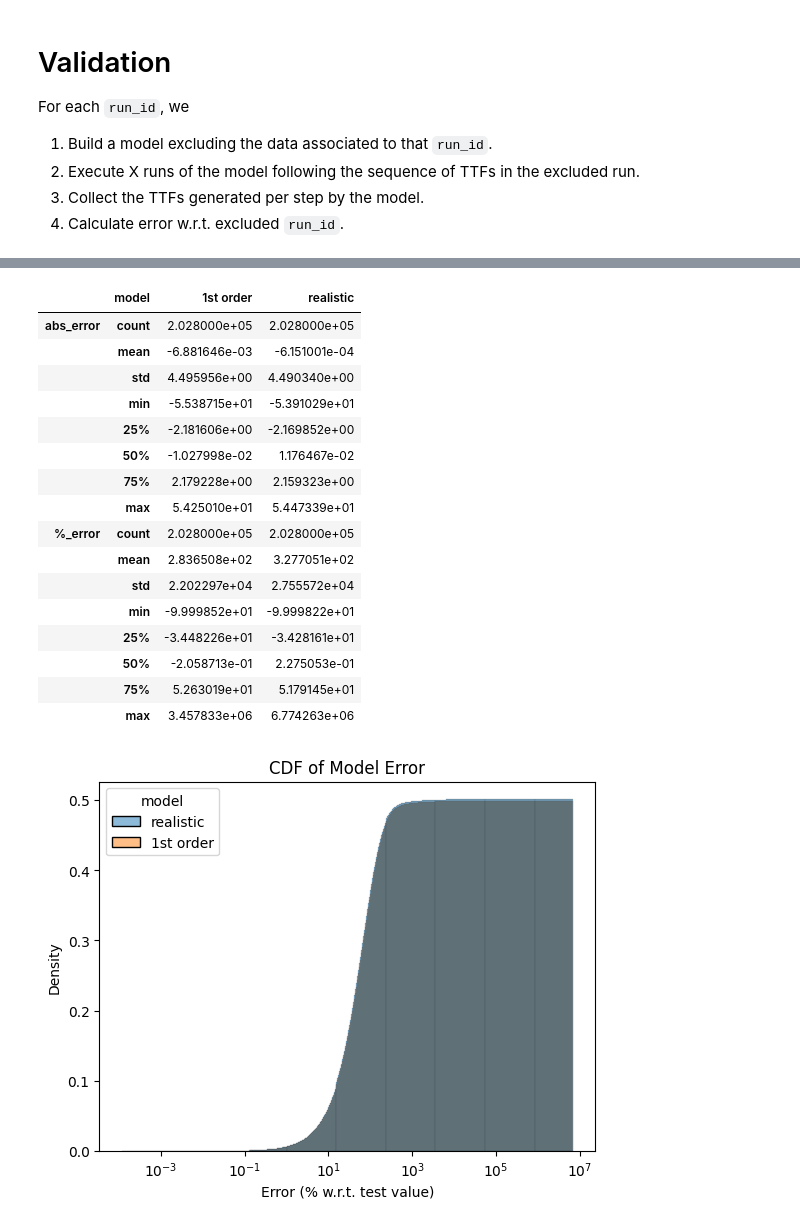
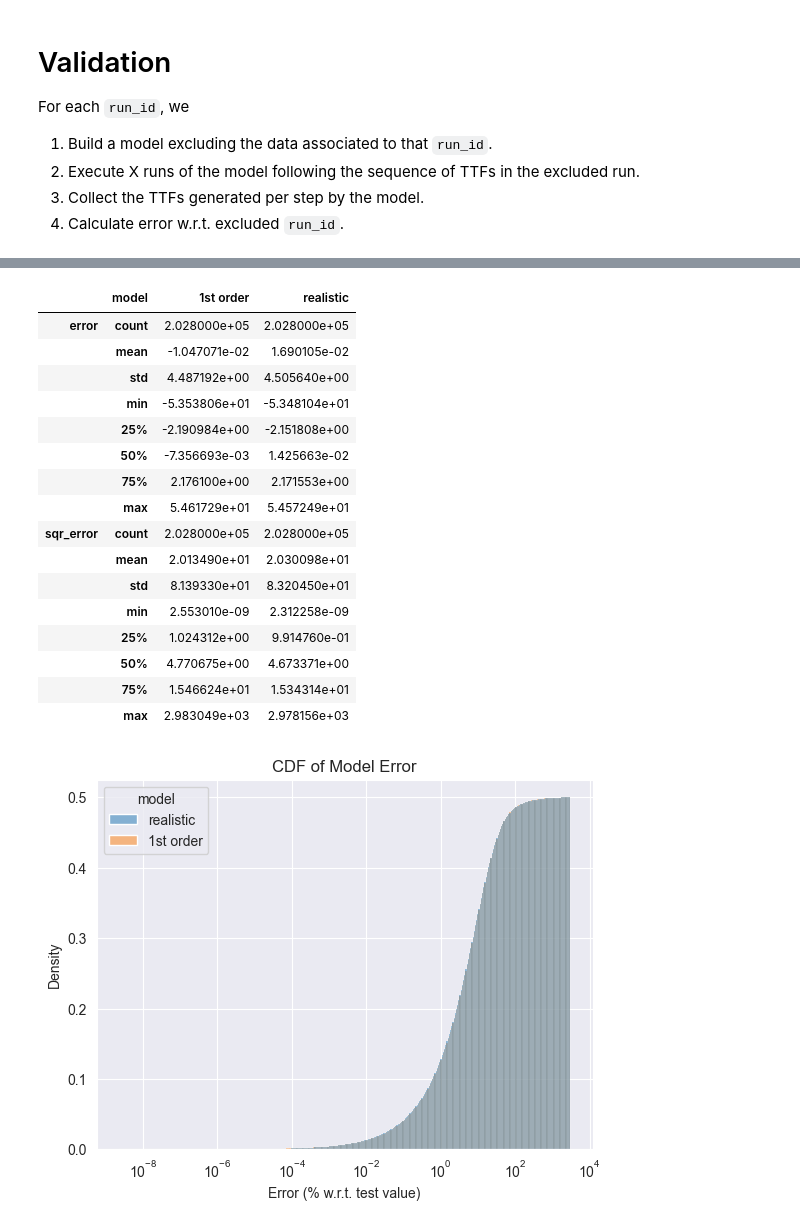
Before and after one commit to molguin92/EdgeDroid2, a Jupyter notebook: analysis_2023/validation.ipynb, the cells around one changed output, grey strips where cells are left out. Cells and saved outputs as stored; diff of their text form; code cells hidden in the pictures.

```diff
--- a/analysis_2023/validation.ipynb
+++ b/analysis_2023/validation.ipynb
@@ -108,8 +108,8 @@ results
 # %%
 import numpy as np
 
-results["abs_error"] = results["prediction"] - results["real"]
-results["%_error"] = (results["abs_error"] / results["real"]) * 100.0
+results["error"] = results["prediction"] - results["real"]
+results["sqr_error"] = np.square(results["error"])
 
 results
 # %% [output]
@@ -130,31 +130,31 @@ results
 results.groupby("model").describe().drop(columns=["real", "prediction"]).T
 # %% [output]
 |  | model | 1st order | realistic |
-| abs_error | count | 2.028000e+05 | 2.028000e+05 |
-|  | mean | -6.881646e-03 | -6.151001e-04 |
-|  | std | 4.495956e+00 | 4.490340e+00 |
-|  | min | -5.538715e+01 | -5.391029e+01 |
-|  | 25% | -2.181606e+00 | -2.169852e+00 |
-|  | 50% | -1.027998e-02 | 1.176467e-02 |
-|  | 75% | 2.179228e+00 | 2.159323e+00 |
-|  | max | 5.425010e+01 | 5.447339e+01 |
-| %_error | count | 2.028000e+05 | 2.028000e+05 |
-|  | mean | 2.836508e+02 | 3.277051e+02 |
-|  | std | 2.202297e+04 | 2.755572e+04 |
-|  | min | -9.999852e+01 | -9.999822e+01 |
-|  | 25% | -3.448226e+01 | -3.428161e+01 |
-|  | 50% | -2.058713e-01 | 2.275053e-01 |
-|  | 75% | 5.263019e+01 | 5.179145e+01 |
-|  | max | 3.457833e+06 | 6.774263e+06 |
+| error | count | 2.028000e+05 | 2.028000e+05 |
+|  | mean | -1.047071e-02 | 1.690105e-02 |
+|  | std | 4.487192e+00 | 4.505640e+00 |
+|  | min | -5.353806e+01 | -5.348104e+01 |
+|  | 25% | -2.190984e+00 | -2.151808e+00 |
+|  | 50% | -7.356693e-03 | 1.425663e-02 |
+|  | 75% | 2.176100e+00 | 2.171553e+00 |
+|  | max | 5.461729e+01 | 5.457249e+01 |
+| sqr_error | count | 2.028000e+05 | 2.028000e+05 |
+|  | mean | 2.013490e+01 | 2.030098e+01 |
+|  | std | 8.139330e+01 | 8.320450e+01 |
+|  | min | 2.553010e-09 | 2.312258e-09 |
+|  | 25% | 1.024312e+00 | 9.914760e-01 |
+|  | 50% | 4.770675e+00 | 4.673371e+00 |
+|  | 75% | 1.546624e+01 | 1.534314e+01 |
+|  | max | 2.983049e+03 | 2.978156e+03 |
 # %%
 # %matplotlib inline
 import matplotlib as mpl
 import matplotlib.pyplot as plt
 import seaborn as sns
 
-ax = sns.histplot(data=results, x="%_error", hue="model", stat="density", log_scale=True, cumulative=True)
+ax = sns.histplot(data=results, x="sqr_error", hue="model", stat="density", log_scale=True, cumulative=True)
 ax.set_title("CDF of Model Error")
 ax.set_xlabel("Error (% w.r.t. test value)")
 plt.show()
 # %% [output]
-[figure, old version]
+[figure, new version]
```
Also changed, not shown: parts of 2 cells of this notebook, 1 other file.
